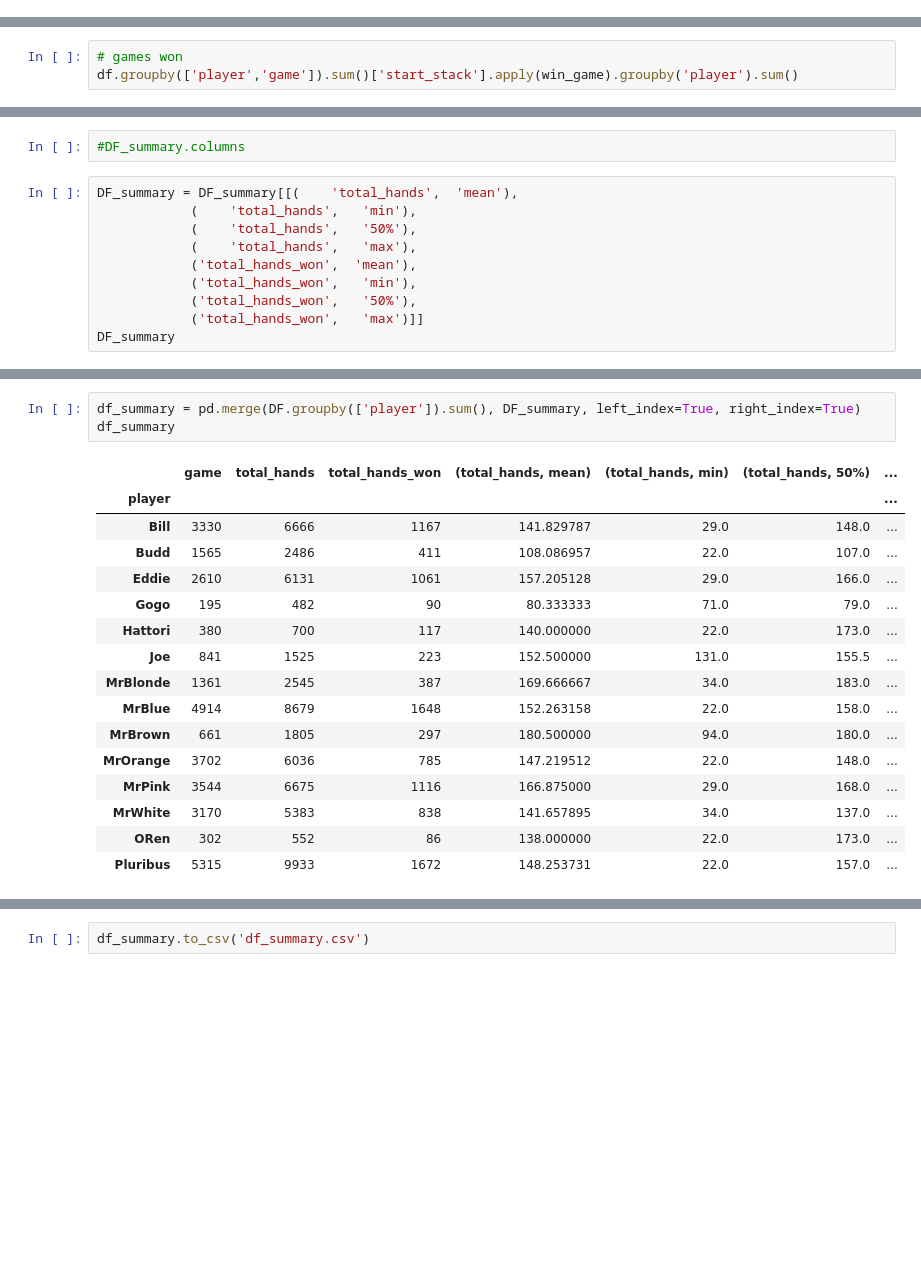
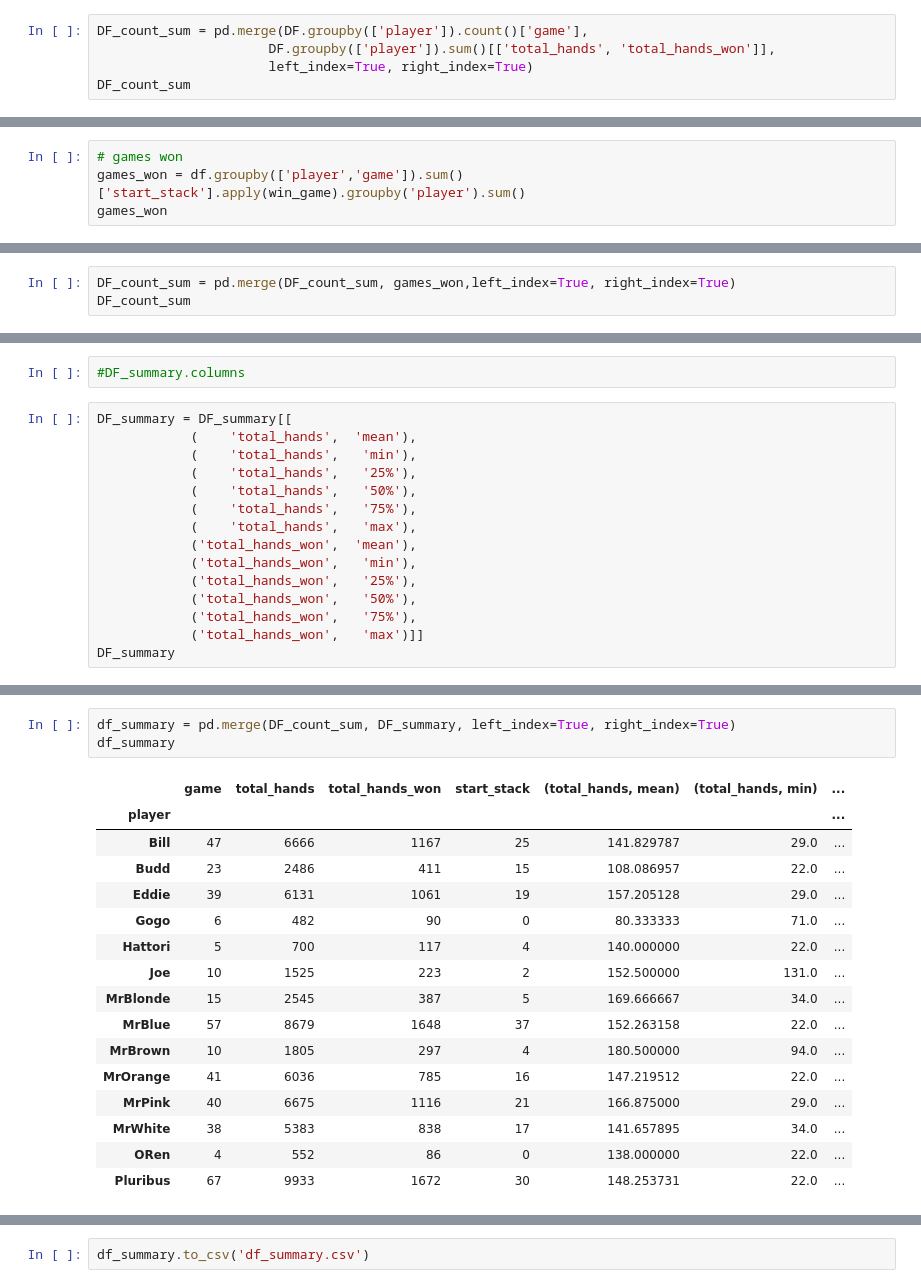
Before and after one commit to CinnyLin/IAI, a Jupyter notebook: cinny/summary.ipynb, the cells around one changed output, grey strips where cells are left out. Drawn from its saved outputs; the diff is of its cells as text; blank space fills up the shorter version.

```diff
--- a/cinny/summary.ipynb
+++ b/cinny/summary.ipynb
@@ -162,3 +164,8 @@ DF.groupby(['player']).count()
 | MrWhite | 38 | 38 | 38 |
 | ORen | 4 | 4 | 4 |
 | Pluribus | 67 | 67 | 67 |
+# %%
+DF_count_sum = pd.merge(DF.groupby(['player']).count()['game'],
+                      DF.groupby(['player']).sum()[['total_hands', 'total_hands_won']],
+                      left_index=True, right_index=True)
+DF_count_sum
@@ -165,6 +189,7 @@ DF.groupby(['player']).count()
 # %%
 # games won
-df.groupby(['player','game']).sum()['start_stack'].apply(win_game).groupby('player').sum()
+games_won = df.groupby(['player','game']).sum()['start_stack'].apply(win_game).groupby('player').sum()
+games_won
 # %% [output]
 player
 Bill        25
@@ -182,3 +207,6 @@ MrWhite     17
 ORen         0
 Pluribus    30
 Name: start_stack, dtype: int64
+# %%
+DF_count_sum = pd.merge(DF_count_sum, games_won,left_index=True, right_index=True)
+DF_count_sum
@@ -207,13 +252,18 @@ DF_summary
 # %%
 #DF_summary.columns
 # %%
-DF_summary = DF_summary[[(    'total_hands',  'mean'),
+DF_summary = DF_summary[[
+            (    'total_hands',  'mean'),
             (    'total_hands',   'min'),
+            (    'total_hands',   '25%'),
             (    'total_hands',   '50%'),
+            (    'total_hands',   '75%'),
             (    'total_hands',   'max'),
             ('total_hands_won',  'mean'),
             ('total_hands_won',   'min'),
+            ('total_hands_won',   '25%'),
             ('total_hands_won',   '50%'),
+            ('total_hands_won',   '75%'),
             ('total_hands_won',   'max')]]
 DF_summary
 # %% [output]
@@ -237,20 +287,20 @@ DF_summary
 # %%
-df_summary = pd.merge(DF.groupby(['player']).sum(), DF_summary, left_index=True, right_index=True)
+df_summary = pd.merge(DF_count_sum, DF_summary, left_index=True, right_index=True)
 df_summary
 # %% [output]
-|  | game | total_hands | total_hands_won | (total_hands, mean) | (total_hands, min) | (total_hands, 50%) | ... |
+|  | game | total_hands | total_hands_won | start_stack | (total_hands, mean) | (total_hands, min) | ... |
 | player |  |  |  |  |  |  | ... |
-| Bill | 3330 | 6666 | 1167 | 141.829787 | 29.0 | 148.0 | ... |
-| Budd | 1565 | 2486 | 411 | 108.086957 | 22.0 | 107.0 | ... |
-| Eddie | 2610 | 6131 | 1061 | 157.205128 | 29.0 | 166.0 | ... |
-| Gogo | 195 | 482 | 90 | 80.333333 | 71.0 | 79.0 | ... |
-| Hattori | 380 | 700 | 117 | 140.000000 | 22.0 | 173.0 | ... |
-| Joe | 841 | 1525 | 223 | 152.500000 | 131.0 | 155.5 | ... |
-| MrBlonde | 1361 | 2545 | 387 | 169.666667 | 34.0 | 183.0 | ... |
-| MrBlue | 4914 | 8679 | 1648 | 152.263158 | 22.0 | 158.0 | ... |
-| MrBrown | 661 | 1805 | 297 | 180.500000 | 94.0 | 180.0 | ... |
-| MrOrange | 3702 | 6036 | 785 | 147.219512 | 22.0 | 148.0 | ... |
-| MrPink | 3544 | 6675 | 1116 | 166.875000 | 29.0 | 168.0 | ... |
-| MrWhite | 3170 | 5383 | 838 | 141.657895 | 34.0 | 137.0 | ... |
-| ORen | 302 | 552 | 86 | 138.000000 | 22.0 | 173.0 | ... |
-| Pluribus | 5315 | 9933 | 1672 | 148.253731 | 22.0 | 157.0 | ... |
+| Bill | 47 | 6666 | 1167 | 25 | 141.829787 | 29.0 | ... |
+| Budd | 23 | 2486 | 411 | 15 | 108.086957 | 22.0 | ... |
+| Eddie | 39 | 6131 | 1061 | 19 | 157.205128 | 29.0 | ... |
+| Gogo | 6 | 482 | 90 | 0 | 80.333333 | 71.0 | ... |
+| Hattori | 5 | 700 | 117 | 4 | 140.000000 | 22.0 | ... |
+| Joe | 10 | 1525 | 223 | 2 | 152.500000 | 131.0 | ... |
+| MrBlonde | 15 | 2545 | 387 | 5 | 169.666667 | 34.0 | ... |
+| MrBlue | 57 | 8679 | 1648 | 37 | 152.263158 | 22.0 | ... |
+| MrBrown | 10 | 1805 | 297 | 4 | 180.500000 | 94.0 | ... |
+| MrOrange | 41 | 6036 | 785 | 16 | 147.219512 | 22.0 | ... |
+| MrPink | 40 | 6675 | 1116 | 21 | 166.875000 | 29.0 | ... |
+| MrWhite | 38 | 5383 | 838 | 17 | 141.657895 | 34.0 | ... |
+| ORen | 4 | 552 | 86 | 0 | 138.000000 | 22.0 | ... |
+| Pluribus | 67 | 9933 | 1672 | 30 | 148.253731 | 22.0 | ... |
```
Also changed, not shown: parts of 8 cells of this notebook, 2 other files.
